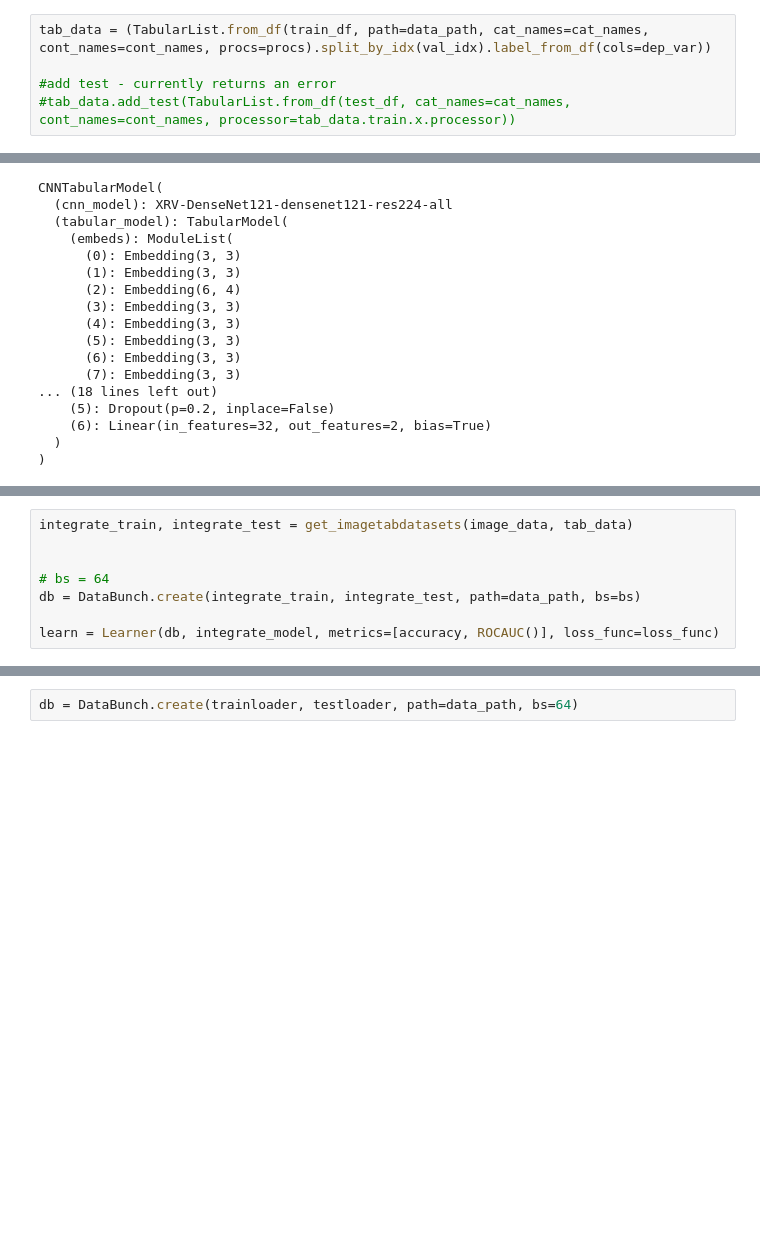
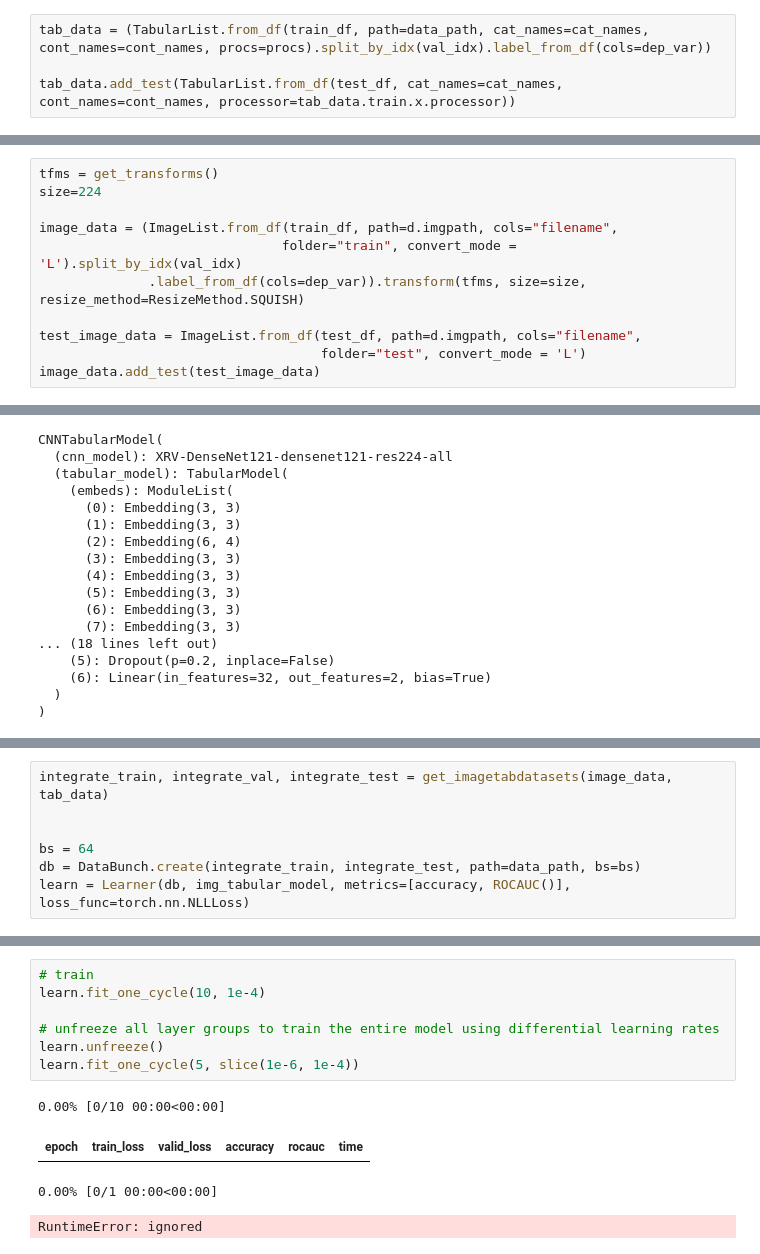
Before and after one commit to HadarRosenwald/severity-detection, a Jupyter notebook: TabularModel.ipynb, the cells around one changed output, grey strips where cells are left out. Drawn from its saved outputs; the diff is of its cells as text; blank space fills up the shorter version.

```diff
--- a/TabularModel.ipynb
+++ b/TabularModel.ipynb
@@ -104,5 +97,4 @@ procs = [FillMissing, Categorify, Normalize]
 # %%
 tab_data = (TabularList.from_df(train_df, path=data_path, cat_names=cat_names, cont_names=cont_names, procs=procs).split_by_idx(val_idx).label_from_df(cols=dep_var))
 
-#add test - currently returns an error
-#tab_data.add_test(TabularList.from_df(test_df, cat_names=cat_names, cont_names=cont_names, processor=tab_data.train.x.processor))
+tab_data.add_test(TabularList.from_df(test_df, cat_names=cat_names, cont_names=cont_names, processor=tab_data.train.x.processor))
@@ -174,0 +186,11 @@ testloader = torch.utils.data.DataLoader(test_data, batch_size=64)
+# %%
+tfms = get_transforms()
+size=224
+
+image_data = (ImageList.from_df(train_df, path=d.imgpath, cols="filename",
+                               folder="train", convert_mode = 'L').split_by_idx(val_idx)
+              .label_from_df(cols=dep_var)).transform(tfms, size=size, resize_method=ResizeMethod.SQUISH)
+
+test_image_data = ImageList.from_df(test_df, path=d.imgpath, cols="filename",
+                                    folder="test", convert_mode = 'L')
+image_data.add_test(test_image_data)
@@ -241,10 +294,9 @@ torch.utils.data.dataloader.DataLoader
 #         datasets.append(ImageTabDataset(images, tabs))
 #     return datasets
 # %%
-integrate_train, integrate_test = get_imagetabdatasets(image_data, tab_data)
+integrate_train, integrate_val, integrate_test = get_imagetabdatasets(image_data, tab_data)
 
 
-# bs = 64
+bs = 64
 db = DataBunch.create(integrate_train, integrate_test, path=data_path, bs=bs)
-
-learn = Learner(db, integrate_model, metrics=[accuracy, ROCAUC()], loss_func=loss_func)
+learn = Learner(db, img_tabular_model, metrics=[accuracy, ROCAUC()], loss_func=torch.nn.NLLLoss)
@@ -251,2 +321,12 @@ learn = Learner(db, integrate_model, metrics=[accuracy, ROCAUC()], loss_func=los
-# %%
-db = DataBunch.create(trainloader, testloader, path=data_path, bs=64)
+# %%
+# train
+learn.fit_one_cycle(10, 1e-4)
+
+# unfreeze all layer groups to train the entire model using differential learning rates
+learn.unfreeze()
+learn.fit_one_cycle(5, slice(1e-6, 1e-4))
+# %% [output]
+0.00% [0/10 00:00<00:00]
+| epoch | train_loss | valid_loss | accuracy | rocauc | time |
+0.00% [0/1 00:00<00:00]
+RuntimeError: ignored
```
Also changed, not shown: parts of 11 cells of this notebook.
